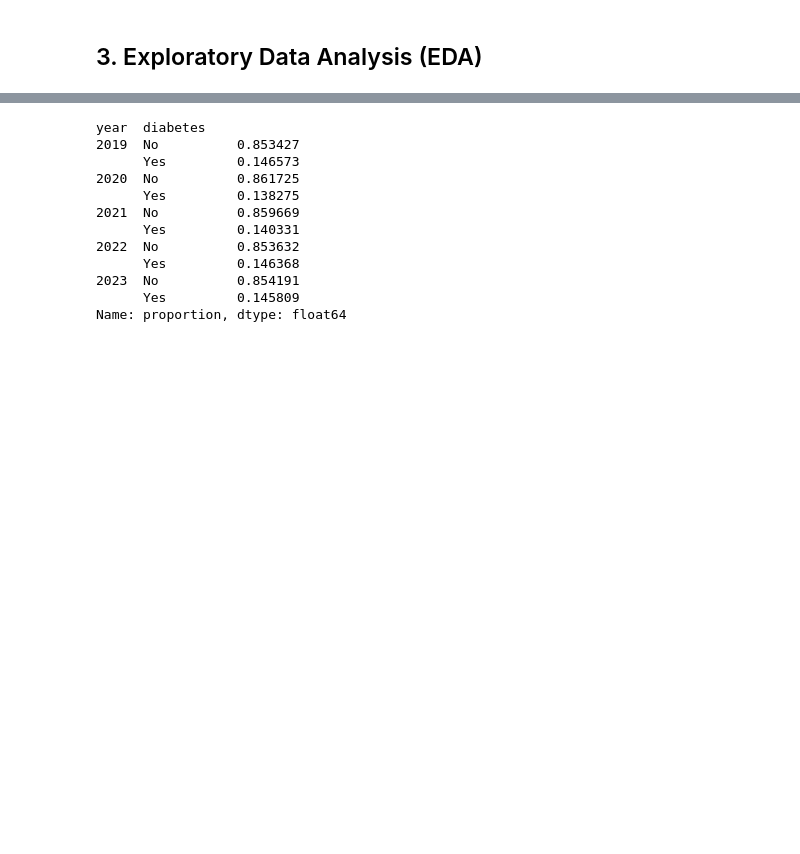
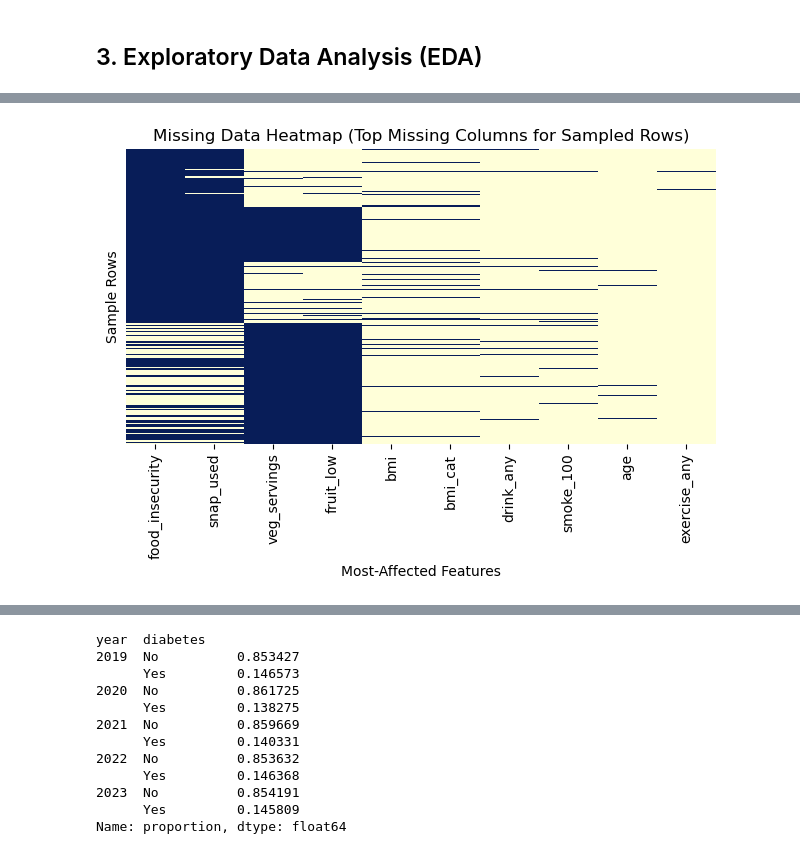
Before and after one commit to shaolinpat/brfss_diabetes_modeling, a Jupyter notebook: notebooks/00_logistic_regression_all_years.ipynb, the cells around one changed output, grey strips where cells are left out. Saved outputs shown, nothing was run; the diff lists cells and outputs as text; code cells hidden in the pictures; blank space fills up the shorter version.

```diff
--- a/notebooks/00_logistic_regression_all_years.ipynb
+++ b/notebooks/00_logistic_regression_all_years.ipynb
@@ -36,17 +83,29 @@ start_time = time.time()
 # %%
-data_dir = Path("../data/cleaned")
 years = [2019, 2020, 2021, 2022, 2023]
 
 dfs = []
+
 for year in years:
     file = data_dir / f"brfss_cleaned_{year}.csv"
     print(f"Loading {file}")
     df = pd.read_csv(file, low_memory=False)
+
+    # Move 'diabetes' column to the end if it's present
+    if "diabetes" in df.columns:
+        cols = [col for col in df.columns if col != "diabetes"] + ["diabetes"]
+        df = df[cols]
+
     dfs.append(df)
 
 df_all = pd.concat(dfs, ignore_index=True)
-print(f"\nMerged shape: {df_all.shape}")
-df_all.head()
+
+# Make sure the target column 'diabetes' is at the end
+target = "diabetes"
+cols = [col for col in df_all.columns if col != target] + [target]
+df_all = df_all[cols]
+
+print(f"\nMerged shape: {df_all.shape}\n")
+print(df_all.head())
 # %% [output]
 Loading ../data/cleaned/brfss_cleaned_2019.csv
 Loading ../data/cleaned/brfss_cleaned_2020.csv
@@ -65,0 +133,4 @@ Merged shape: (2132659, 14)
+# %%
+# Summarize missing values by column
+missing_summary = df_all.isnull().sum()
+missing_summary[missing_summary > 0].sort_values(ascending=False)
@@ -65,0 +150,14 @@ Merged shape: (2132659, 14)
+# %%
+# Filter top N missing columns and show up to 500 rows with missingness
+top_missing = missing_summary.sort_values(ascending=False).head(10).index.tolist()
+rows_with_missing = df_all[df_all[top_missing].isnull().any(axis=1)]
+
+sns.heatmap(rows_with_missing[top_missing].isnull(),
+            cbar=False, yticklabels=False, cmap="YlGnBu")
+plt.title("Missing Data Heatmap (Top Missing Columns for Sampled Rows)")
+plt.xlabel("Most-Affected Features")
+plt.ylabel("Sample Rows")
+plt.tight_layout()
+plt.show()
+# %% [output]
+[figure, added]
```
Also changed, not shown: parts of 61 cells of this notebook, 22 other files.
